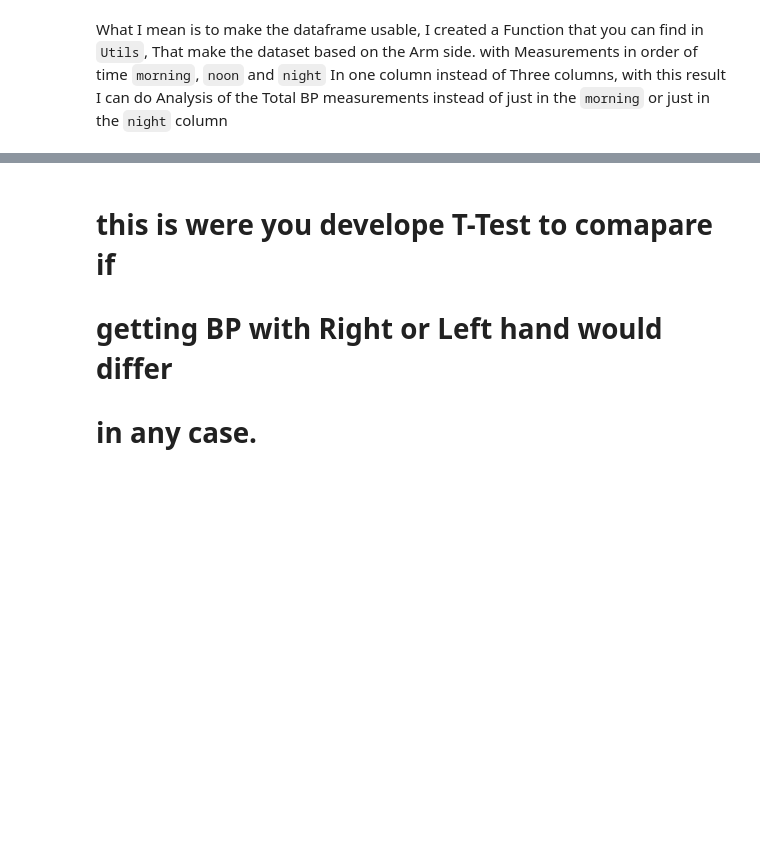
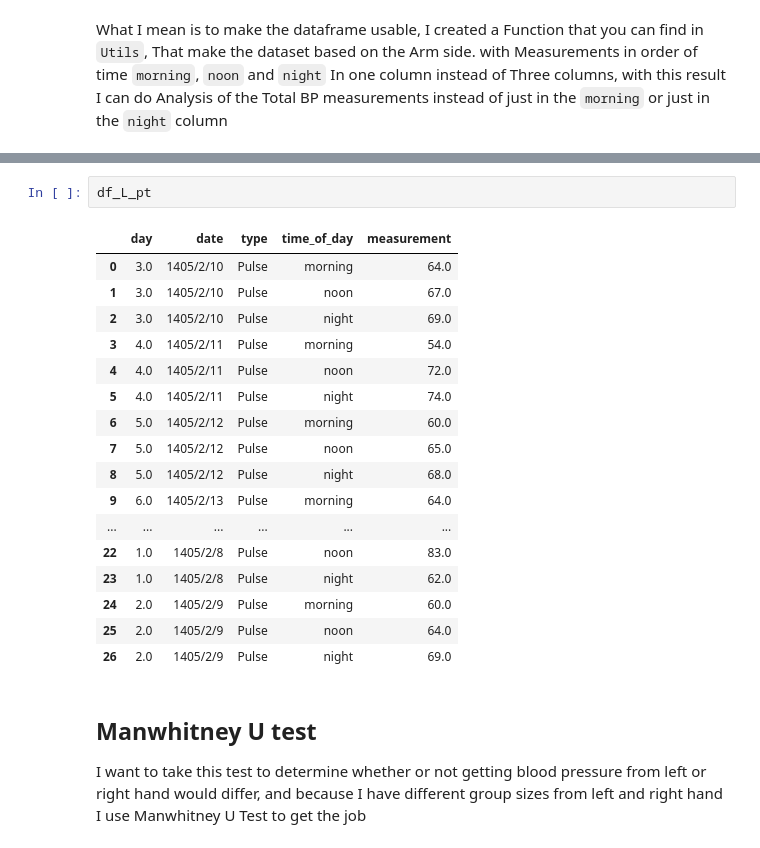
Before and after one commit to pouniq/BloodPressure_Analytics, a Jupyter notebook: Notebooks/EDA.ipynb, the cells around one changed output, grey strips where cells are left out. Saved outputs shown, nothing was run; the diff lists cells and outputs as text; blank space fills up the shorter version.

Commit message:
getting it working I Like what I am doing rn, need to know how to make that main class YKWIM, and I need to learn Polars It is fast

```diff
--- a/Notebooks/EDA.ipynb
+++ b/Notebooks/EDA.ipynb
@@ -234,4 +354,24 @@ Plot_R(datasets, names)
+# %%
+df_L_pt
+# %% [output]
+|  | day | date | type | time_of_day | measurement |
+| 0 | 3.0 | 1405/2/10 | Pulse | morning | 64.0 |
+| 1 | 3.0 | 1405/2/10 | Pulse | noon | 67.0 |
+| 2 | 3.0 | 1405/2/10 | Pulse | night | 69.0 |
+| 3 | 4.0 | 1405/2/11 | Pulse | morning | 54.0 |
+| 4 | 4.0 | 1405/2/11 | Pulse | noon | 72.0 |
+| 5 | 4.0 | 1405/2/11 | Pulse | night | 74.0 |
+| 6 | 5.0 | 1405/2/12 | Pulse | morning | 60.0 |
+| 7 | 5.0 | 1405/2/12 | Pulse | noon | 65.0 |
+| 8 | 5.0 | 1405/2/12 | Pulse | night | 68.0 |
+| 9 | 6.0 | 1405/2/13 | Pulse | morning | 64.0 |
+| ... | ... | ... | ... | ... | ... |
+| 22 | 1.0 | 1405/2/8 | Pulse | noon | 83.0 |
+| 23 | 1.0 | 1405/2/8 | Pulse | night | 62.0 |
+| 24 | 2.0 | 1405/2/9 | Pulse | morning | 60.0 |
+| 25 | 2.0 | 1405/2/9 | Pulse | noon | 64.0 |
+| 26 | 2.0 | 1405/2/9 | Pulse | night | 69.0 |
 # %% [markdown]
-# this is were you develope T-Test to comapare if
-# getting BP with Right or Left hand would differ
-# in any case.
+## Manwhitney U test
+
+I want to take this test to determine whether or not getting blood pressure from left or right hand would differ, and because I have different group sizes from left and right hand I use Manwhitney U Test to get the job
```
Also changed, not shown: parts of 32 cells of this notebook, 16 other files.
